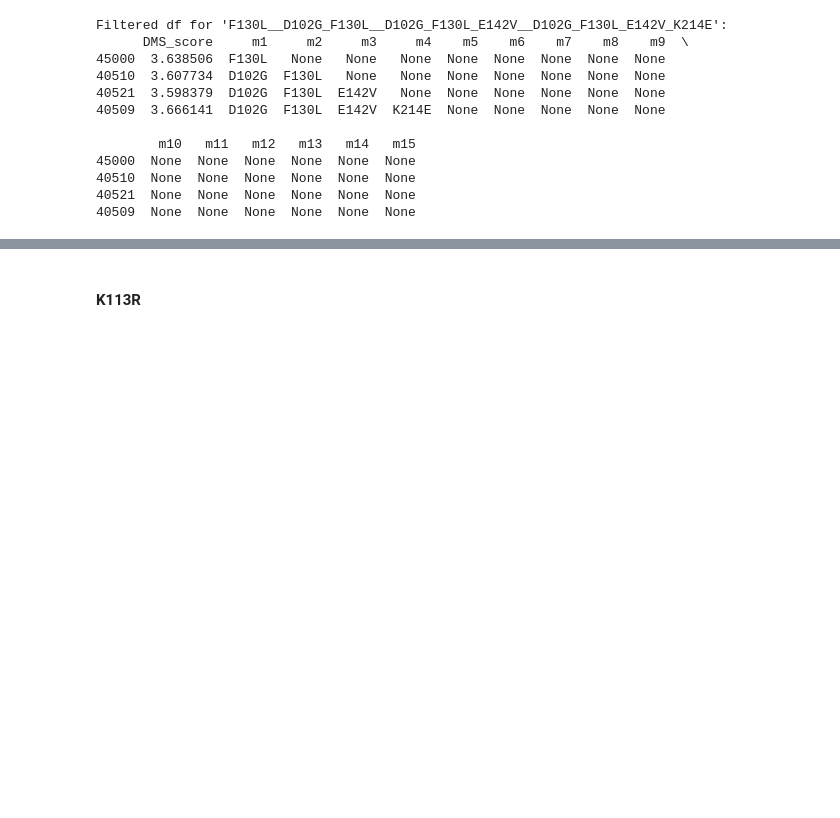
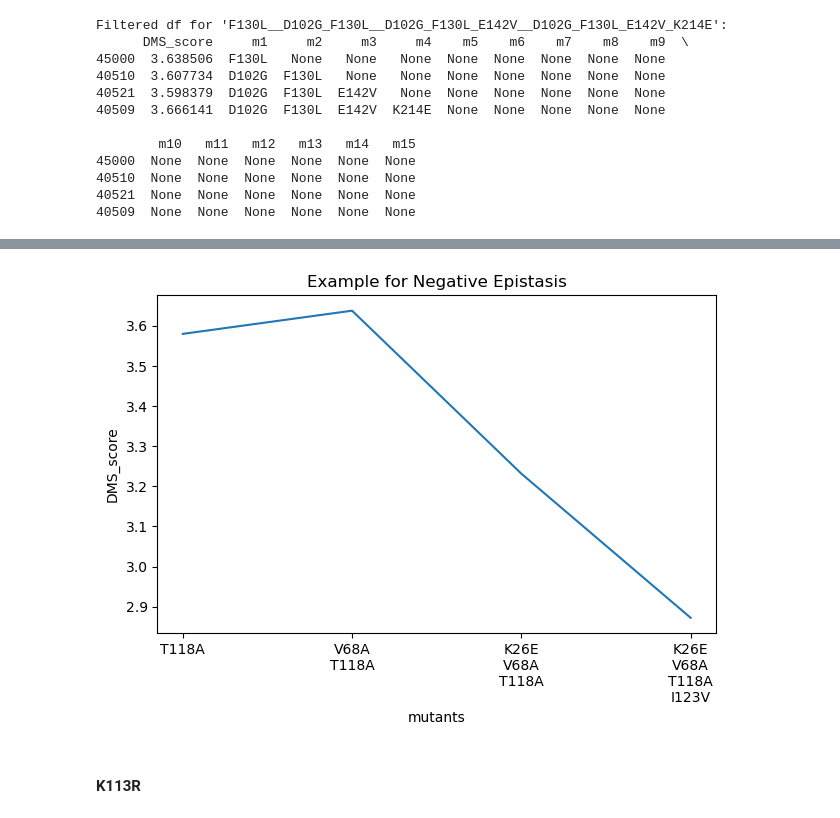
Before and after one commit to datascience-mobi-2023/topic02_team03, a Jupyter notebook: A_plots_4_steps.ipynb, the cells around one changed output, grey strips where cells are left out. Cells and saved outputs as stored; diff of their text form; code cells hidden in the pictures; blank space fills up the shorter version.

```diff
--- a/A_plots_4_steps.ipynb
+++ b/A_plots_4_steps.ipynb
@@ -610,3 +634,25 @@ plt.show()
+# %%
+# line plot df_step_1_to_4_by_sorted_key_4['T118A__V68A_T118A__K26E_V68A_T118A__K26E_V68A_T118A_I123V']
+# create a new figure
+plt.figure()
+# plot df_step_1_to_4_by_sorted_key_4['D102G_F130L_E142V_K214E']
+plt.plot(['T118A', 'V68A\nT118A', 'K26E\nV68A\nT118A', 'K26E\nV68A\nT118A\nI123V'],
+         df_step_1_to_4_by_sorted_key_4['T118A__V68A_T118A__K26E_V68A_T118A__K26E_V68A_T118A_I123V']['DMS_score'],
+         label='Example for Negative Epistasis')
+# set title
+plt.title('Example for Negative Epistasis')
+# set x-axis label
+plt.xlabel('mutants')
+# set y-axis label
+plt.ylabel('DMS_score')
+# adjust figure size to avoid cutting off labels
+plt.tight_layout()
+# save figure
+plt.savefig(f"Example for Negative Epistasis.png")
+# show figure
+plt.show()
+# %% [output]
+[figure, added]
 # %% [markdown]
 #### K113R
 # %%
```
Also changed, not shown: parts of 3 cells of this notebook.
